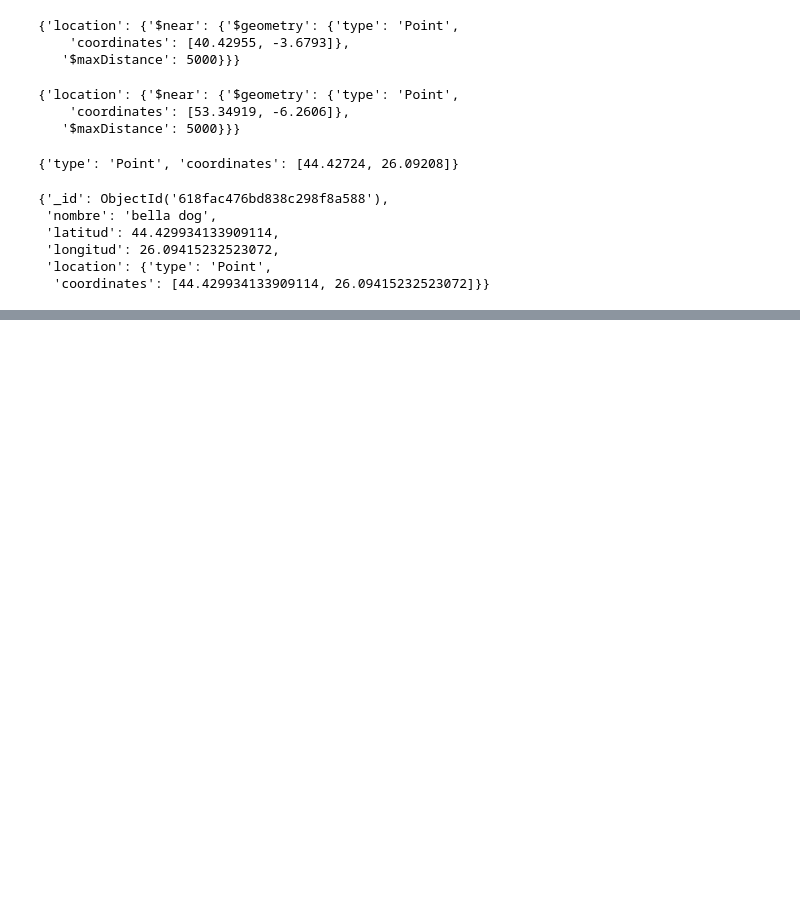
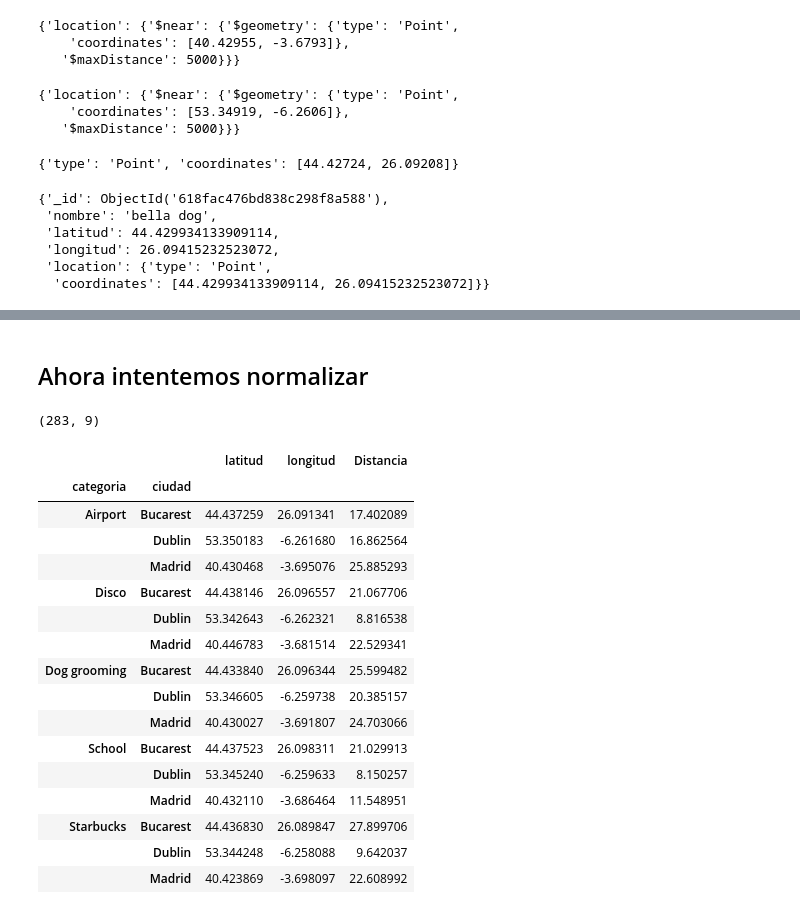
Before and after one commit to daniela-arias/Project-Geospatial, a Jupyter notebook: Notebooks/Geospatial_queries.ipynb, the cells around one changed output, grey strips where cells are left out. Drawn from its saved outputs; the diff is of its cells as text; code cells hidden in the pictures; blank space fills up the shorter version.

```diff
--- a/Notebooks/Geospatial_queries.ipynb
+++ b/Notebooks/Geospatial_queries.ipynb
@@ -124,0 +247,2 @@ resultado_B[0]
+# %% [markdown]
+## Ahora intentemos normalizar
@@ -124,0 +251,4 @@ resultado_B[0]
+# %%
+data.shape
+# %% [output]
+(283, 9)
@@ -124,0 +259,20 @@ resultado_B[0]
+# %%
+total_data
+# %% [output]
+|  |  | latitud | longitud | Distancia |
+| categoria | ciudad |  |  |  |
+| Airport | Bucarest | 44.437259 | 26.091341 | 17.402089 |
+|  | Dublin | 53.350183 | -6.261680 | 16.862564 |
+|  | Madrid | 40.430468 | -3.695076 | 25.885293 |
+| Disco | Bucarest | 44.438146 | 26.096557 | 21.067706 |
+|  | Dublin | 53.342643 | -6.262321 | 8.816538 |
+|  | Madrid | 40.446783 | -3.681514 | 22.529341 |
+| Dog grooming | Bucarest | 44.433840 | 26.096344 | 25.599482 |
+|  | Dublin | 53.346605 | -6.259738 | 20.385157 |
+|  | Madrid | 40.430027 | -3.691807 | 24.703066 |
+| School | Bucarest | 44.437523 | 26.098311 | 21.029913 |
+|  | Dublin | 53.345240 | -6.259633 | 8.150257 |
+|  | Madrid | 40.432110 | -3.686464 | 11.548951 |
+| Starbucks | Bucarest | 44.436830 | 26.089847 | 27.899706 |
+|  | Dublin | 53.344248 | -6.258088 | 9.642037 |
+|  | Madrid | 40.423869 | -3.698097 | 22.608992 |
```
Also changed, not shown: parts of 45 cells of this notebook, 1 other file.
